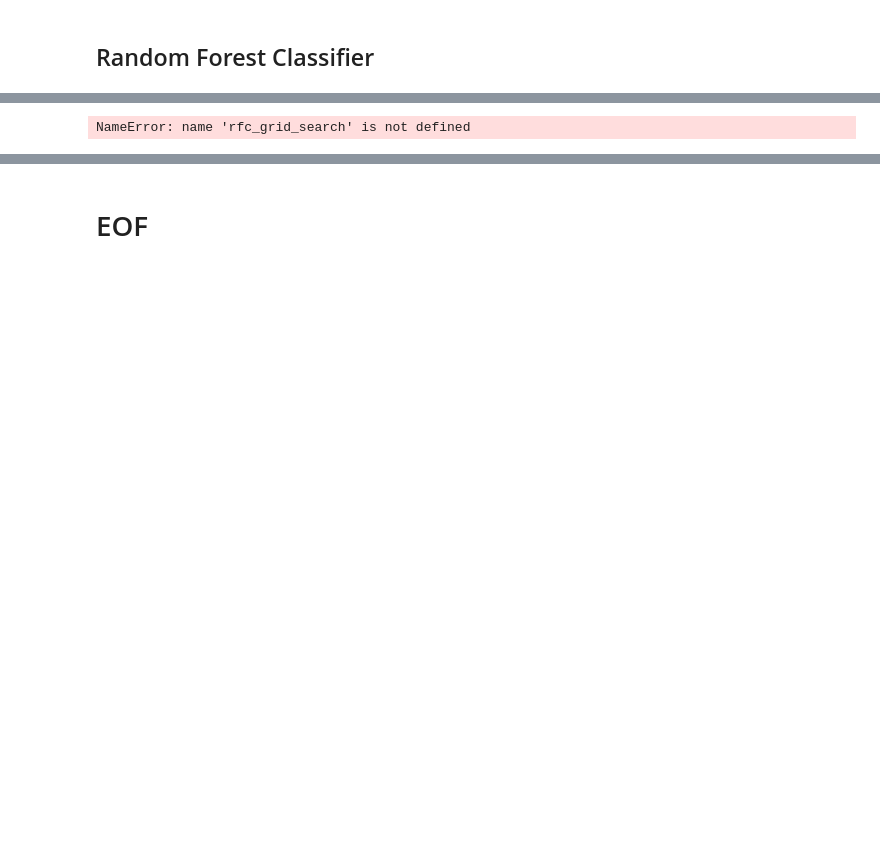
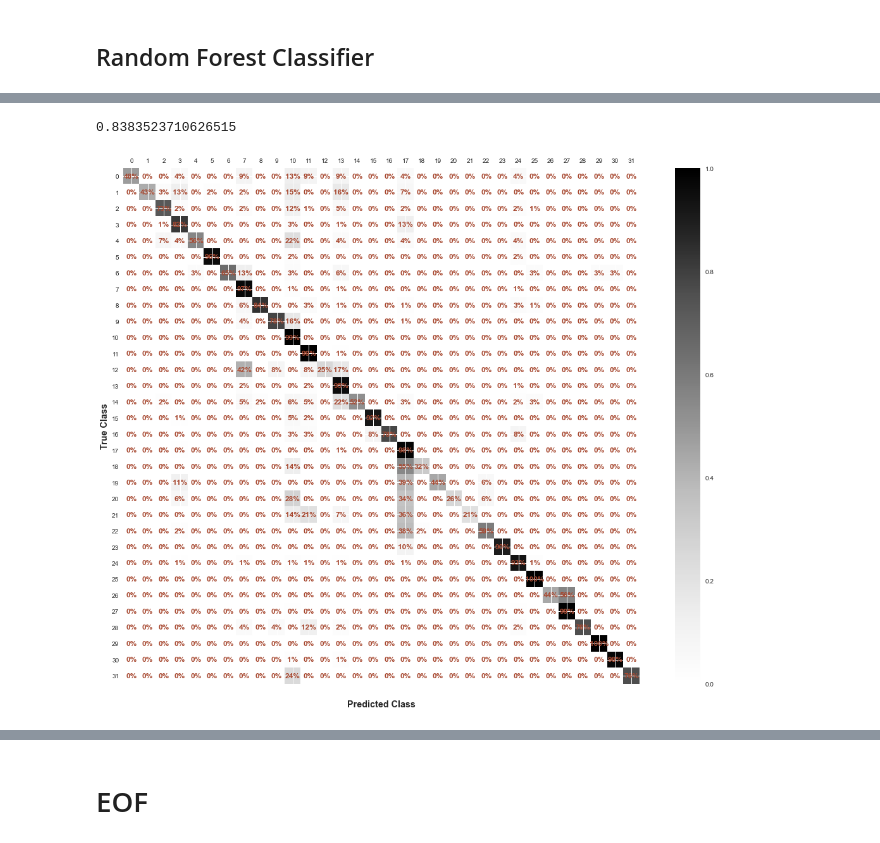
Before and after one commit to raindartt/Project_623, a Jupyter notebook: Project.ipynb, the cells around one changed output, grey strips where cells are left out. Drawn from its saved outputs; the diff is of its cells as text; code cells hidden in the pictures; blank space fills up the shorter version.

```diff
--- a/Project.ipynb
+++ b/Project.ipynb
@@ -385,8 +385,8 @@ aux.example_split(X=x_txt, y=y_num, folds=2)
 # %%
 skf = StratifiedKFold(n_splits=FOLDS)
 for train_index, test_index in skf.split(x_txt, y_num):
-    X_train, X_test = X[train_index], X[test_index]
-    y_train, y_test = y[train_index], y[test_index]
+    X_train, X_test = x_txt[train_index], x_txt[test_index]
+    y_train, y_test = y_num[train_index], y_num[test_index]
 # only actually using the last set of indices
 train_vocab, train_class_vocab = aux.build_vocab_word_counts(X_train, y_train)
 X_train_num, X_train_lens = aux.txt_to_total_num(X_train, train_vocab)
@@ -422,4 +436,10 @@ ValueError: Invalid parameter rfc for estimator RandomForestClassifier(random_st
-# %%
-display(rfc_grid_search)
-# %% [output]
-NameError: name 'rfc_grid_search' is not defined
+# %%
+best_rfc = RandomForestClassifier(random_state=SEED, bootstrap=False,
+      max_depth=15, max_samples=0.6, min_samples_split=4, n_estimators=300)
+best_rfc.fit(X_train_num, y_train)
+y_train_pred_rfc = best_rfc.predict(X_train_num)
+print(best_rfc.score(X_train_num, y_train))
+aux.show_conf_matrix(y_train, y_train_pred_rfc)
+# %% [output]
+0.8383523710626515
+[figure, added]
```
Also changed, not shown: parts of 18 cells of this notebook, 4 other files.
